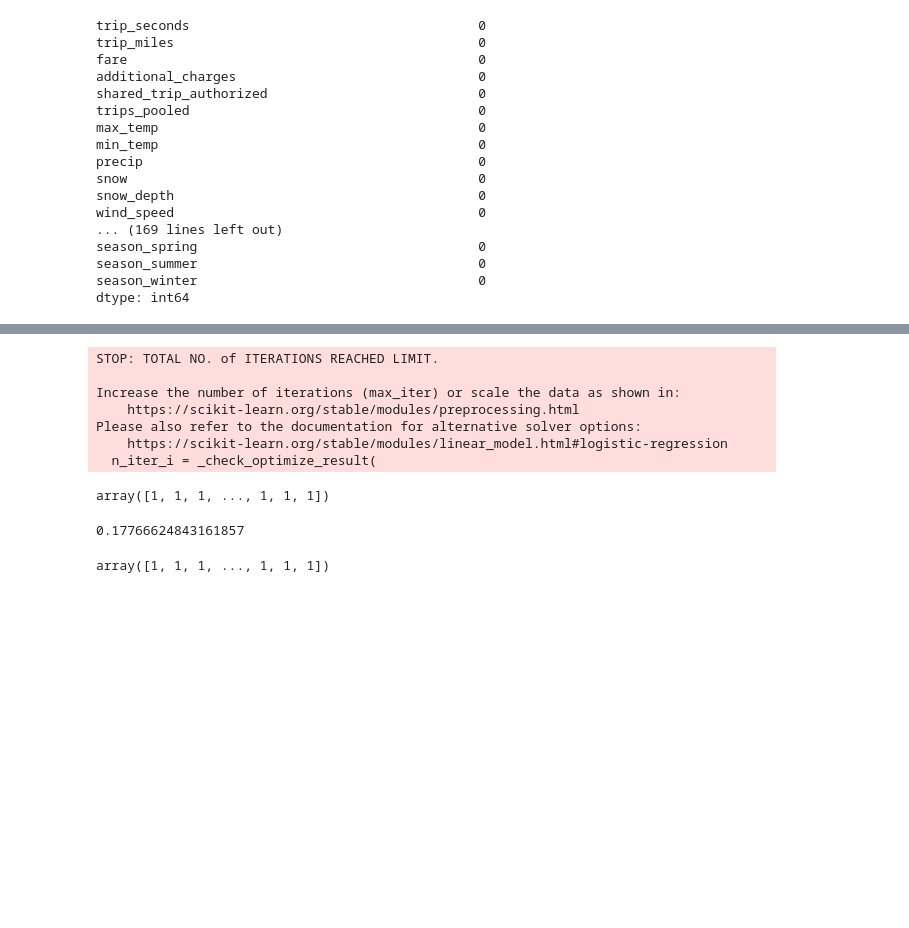
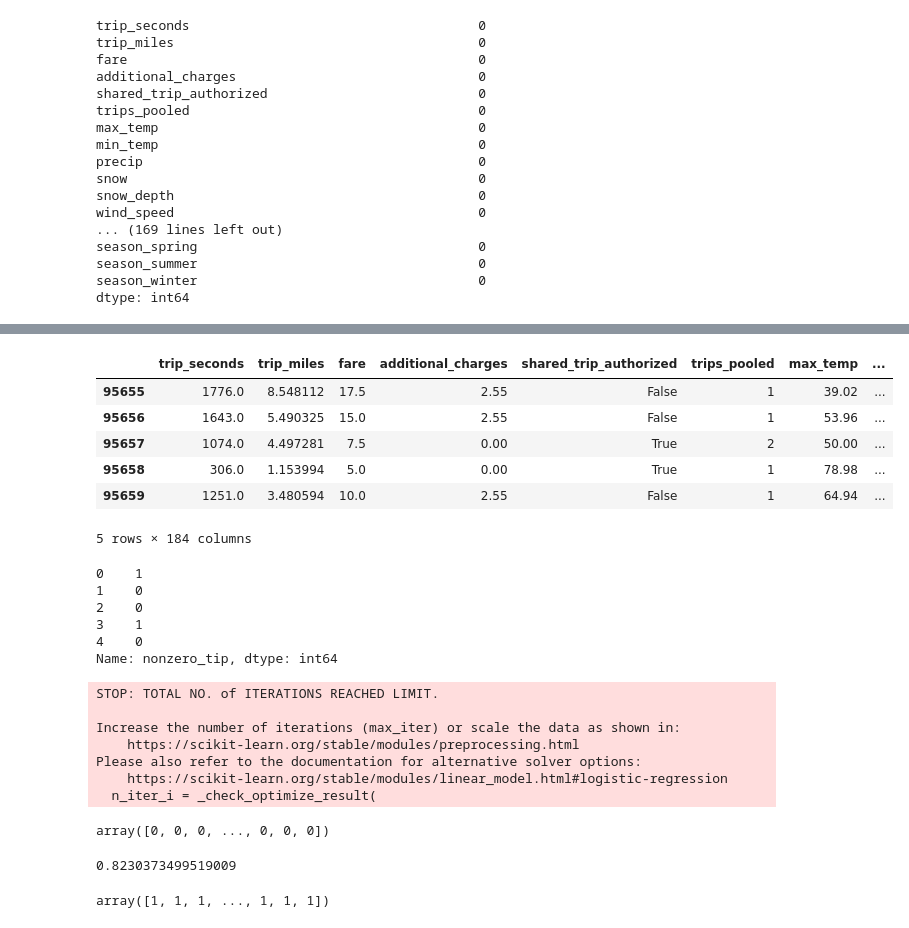
Before and after one commit to mjtv128/705-FinalProject, a Jupyter notebook: snow.ipynb, the cells around one changed output, grey strips where cells are left out. Saved outputs shown, nothing was run; the diff lists cells and outputs as text; code cells hidden in the pictures; blank space fills up the shorter version.

```diff
--- a/snow.ipynb
+++ b/snow.ipynb
@@ -322,0 +425,10 @@ X.drop(['dropoff_community_name_RIVERDALE'], axis = 1, inplace=True)
+# %%
+combine_X.tail()
+# %% [output]
+|  | trip_seconds | trip_miles | fare | additional_charges | shared_trip_authorized | trips_pooled | max_temp | ... |
+| 95655 | 1776.0 | 8.548112 | 17.5 | 2.55 | False | 1 | 39.02 | ... |
+| 95656 | 1643.0 | 5.490325 | 15.0 | 2.55 | False | 1 | 53.96 | ... |
+| 95657 | 1074.0 | 4.497281 | 7.5 | 0.00 | True | 2 | 50.00 | ... |
+| 95658 | 306.0 | 1.153994 | 5.0 | 0.00 | True | 1 | 78.98 | ... |
+| 95659 | 1251.0 | 3.480594 | 10.0 | 2.55 | False | 1 | 64.94 | ... |
+5 rows × 184 columns
@@ -323,7 +441,17 @@ X.drop(['dropoff_community_name_RIVERDALE'], axis = 1, inplace=True)
+# %%
+combine_y = pd.concat([y, val_y], axis=0).reset_index(drop=True)
+combine_y.head()
+# %% [output]
+0    1
+1    0
+2    0
+3    1
+4    0
+Name: nonzero_tip, dtype: int64
 # %%
-log = LogisticRegression(max_iter=100)
-log.fit(X, y)
-ypred = log.predict(val_X)
+log = LogisticRegression()
+log.fit(combine_X, combine_y)
+ypred = log.predict(test_X)
 ypred
 # %% [output]
 STOP: TOTAL NO. of ITERATIONS REACHED LIMIT.
@@ -333,11 +461,11 @@ Increase the number of iterations (max_iter) or scale the data as shown in:
 Please also refer to the documentation for alternative solver options:
     https://scikit-learn.org/stable/modules/linear_model.html#logistic-regression
   n_iter_i = _check_optimize_result(
-array([1, 1, 1, ..., 1, 1, 1])
+array([0, 0, 0, ..., 0, 0, 0])
 # %%
-accuracy_score(ypred, val_y)
+accuracy_score(ypred, test_y)
 # %% [output]
-0.17766624843161857
+0.8230373499519009
 # %%
 from sklearn import linear_model
 # %%
```
Also changed, not shown: parts of 40 cells of this notebook, 1 other file.
